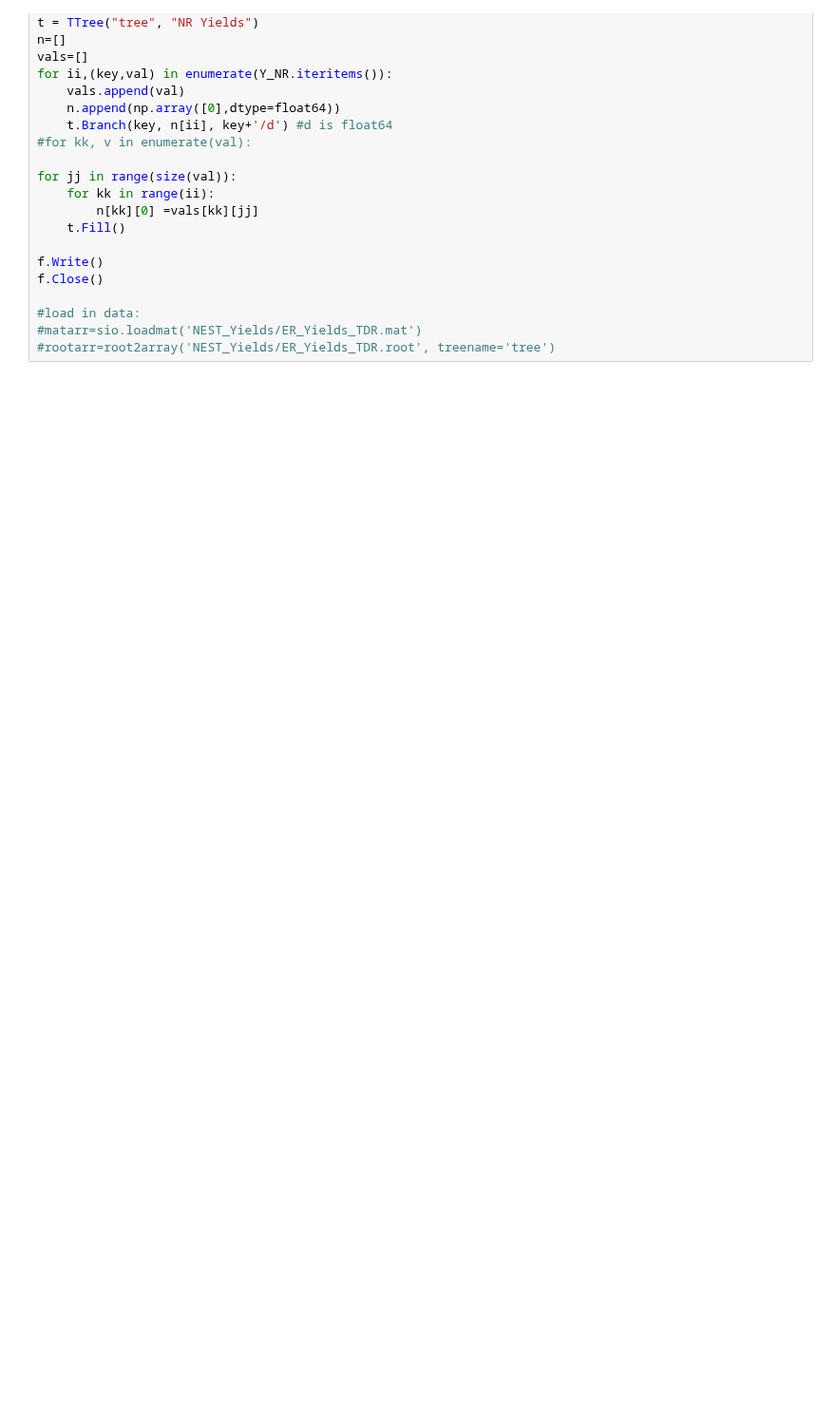
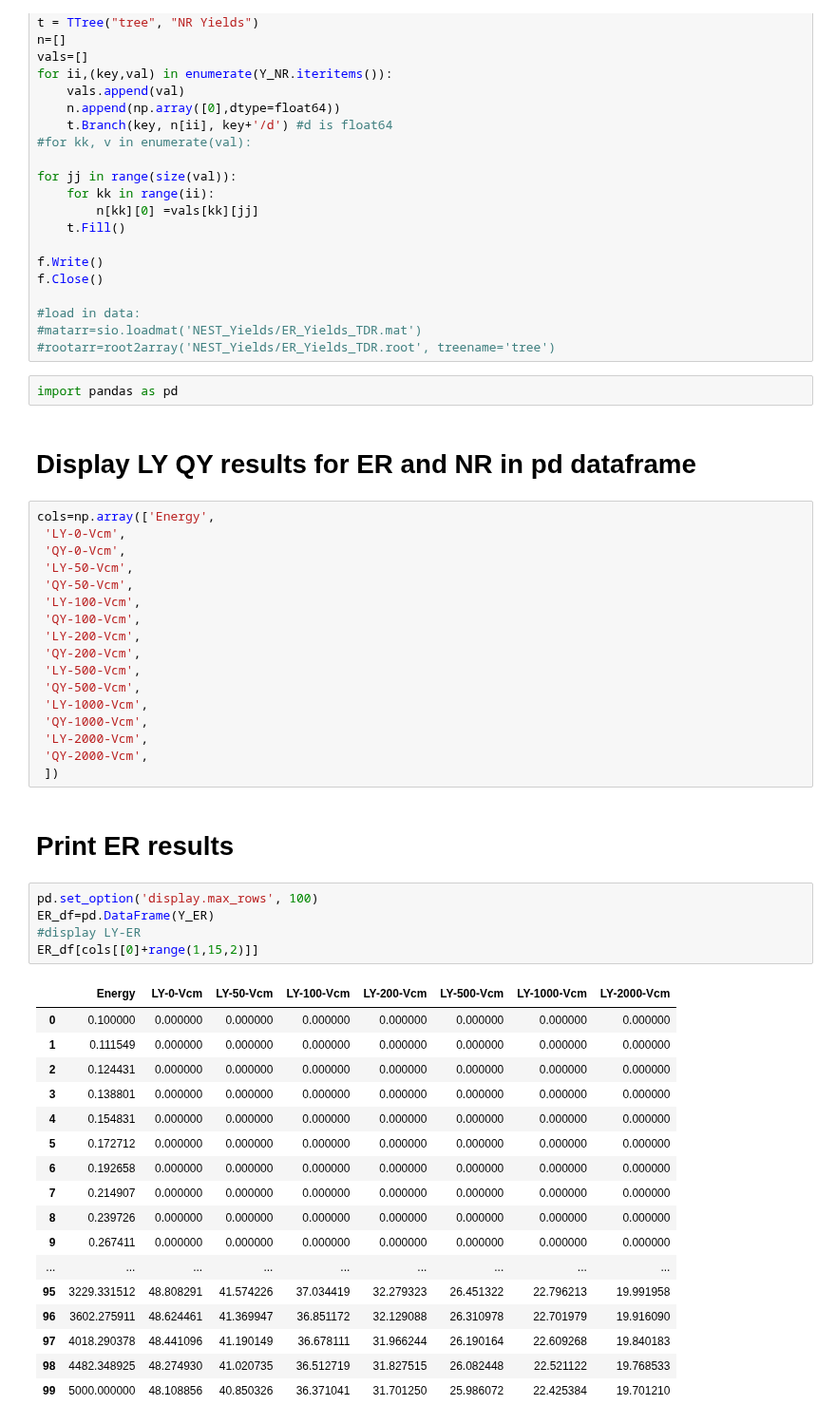
Before and after one commit to attdobi/iPyNb, a Jupyter notebook: PyNEST/libNEST-ValidationPlots.ipynb, the cells around one changed output. Shown at 95% size. Saved outputs shown, nothing was run; the diff lists cells and outputs as text; blank space fills up the shorter version.

```diff
--- a/PyNEST/libNEST-ValidationPlots.ipynb
+++ b/PyNEST/libNEST-ValidationPlots.ipynb
@@ -280,3 +282,49 @@ f.Close()
 #load in data:
 #matarr=sio.loadmat('NEST_Yields/ER_Yields_TDR.mat')
 #rootarr=root2array('NEST_Yields/ER_Yields_TDR.root', treename='tree')
+# %%
+import pandas as pd
+# %% [markdown]
+<h1> Display LY QY results for ER and NR in pd dataframe </h1>
+# %%
+cols=np.array(['Energy',
+ 'LY-0-Vcm',
+ 'QY-0-Vcm',
+ 'LY-50-Vcm',
+ 'QY-50-Vcm',
+ 'LY-100-Vcm',
+ 'QY-100-Vcm',
+ 'LY-200-Vcm',
+ 'QY-200-Vcm',
+ 'LY-500-Vcm',
+ 'QY-500-Vcm',
+ 'LY-1000-Vcm',
+ 'QY-1000-Vcm',
+ 'LY-2000-Vcm',
+ 'QY-2000-Vcm',
+ ])
+# %% [markdown]
+<h1> Print ER results </h1>
+# %%
+pd.set_option('display.max_rows', 100)
+ER_df=pd.DataFrame(Y_ER)
+#display LY-ER
+ER_df[cols[[0]+range(1,15,2)]]
+# %% [output]
+|  | Energy | LY-0-Vcm | LY-50-Vcm | LY-100-Vcm | LY-200-Vcm | LY-500-Vcm | LY-1000-Vcm | LY-2000-Vcm |
+| 0 | 0.100000 | 0.000000 | 0.000000 | 0.000000 | 0.000000 | 0.000000 | 0.000000 | 0.000000 |
+| 1 | 0.111549 | 0.000000 | 0.000000 | 0.000000 | 0.000000 | 0.000000 | 0.000000 | 0.000000 |
+| 2 | 0.124431 | 0.000000 | 0.000000 | 0.000000 | 0.000000 | 0.000000 | 0.000000 | 0.000000 |
+| 3 | 0.138801 | 0.000000 | 0.000000 | 0.000000 | 0.000000 | 0.000000 | 0.000000 | 0.000000 |
+| 4 | 0.154831 | 0.000000 | 0.000000 | 0.000000 | 0.000000 | 0.000000 | 0.000000 | 0.000000 |
+| 5 | 0.172712 | 0.000000 | 0.000000 | 0.000000 | 0.000000 | 0.000000 | 0.000000 | 0.000000 |
+| 6 | 0.192658 | 0.000000 | 0.000000 | 0.000000 | 0.000000 | 0.000000 | 0.000000 | 0.000000 |
+| 7 | 0.214907 | 0.000000 | 0.000000 | 0.000000 | 0.000000 | 0.000000 | 0.000000 | 0.000000 |
+| 8 | 0.239726 | 0.000000 | 0.000000 | 0.000000 | 0.000000 | 0.000000 | 0.000000 | 0.000000 |
+| 9 | 0.267411 | 0.000000 | 0.000000 | 0.000000 | 0.000000 | 0.000000 | 0.000000 | 0.000000 |
+| ... | ... | ... | ... | ... | ... | ... | ... | ... |
+| 95 | 3229.331512 | 48.808291 | 41.574226 | 37.034419 | 32.279323 | 26.451322 | 22.796213 | 19.991958 |
+| 96 | 3602.275911 | 48.624461 | 41.369947 | 36.851172 | 32.129088 | 26.310978 | 22.701979 | 19.916090 |
+| 97 | 4018.290378 | 48.441096 | 41.190149 | 36.678111 | 31.966244 | 26.190164 | 22.609268 | 19.840183 |
+| 98 | 4482.348925 | 48.274930 | 41.020735 | 36.512719 | 31.827515 | 26.082448 | 22.521122 | 19.768533 |
+| 99 | 5000.000000 | 48.108856 | 40.850326 | 36.371041 | 31.701250 | 25.986072 | 22.425384 | 19.701210 |
```
Also changed, not shown: parts of 6 cells of this notebook.
